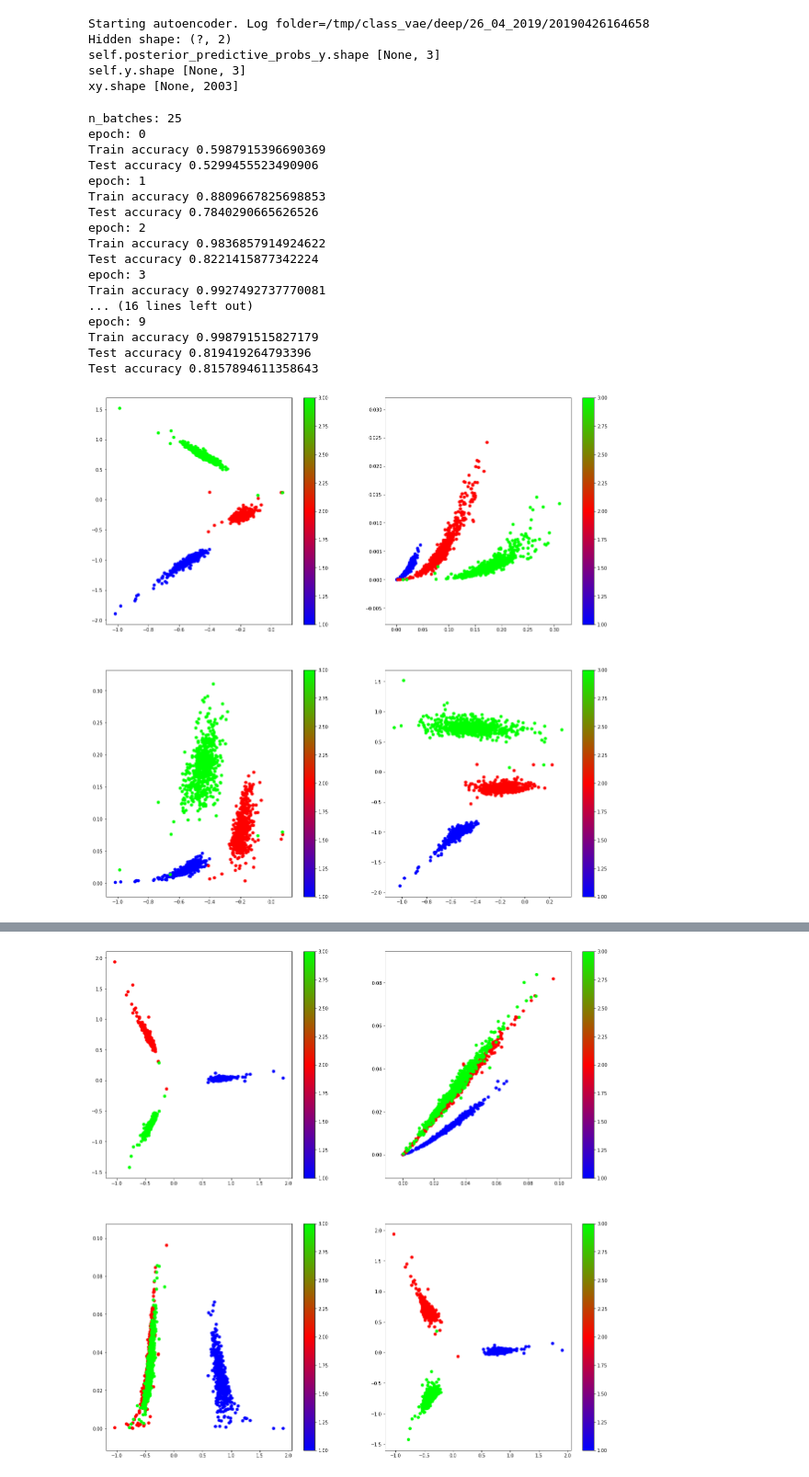
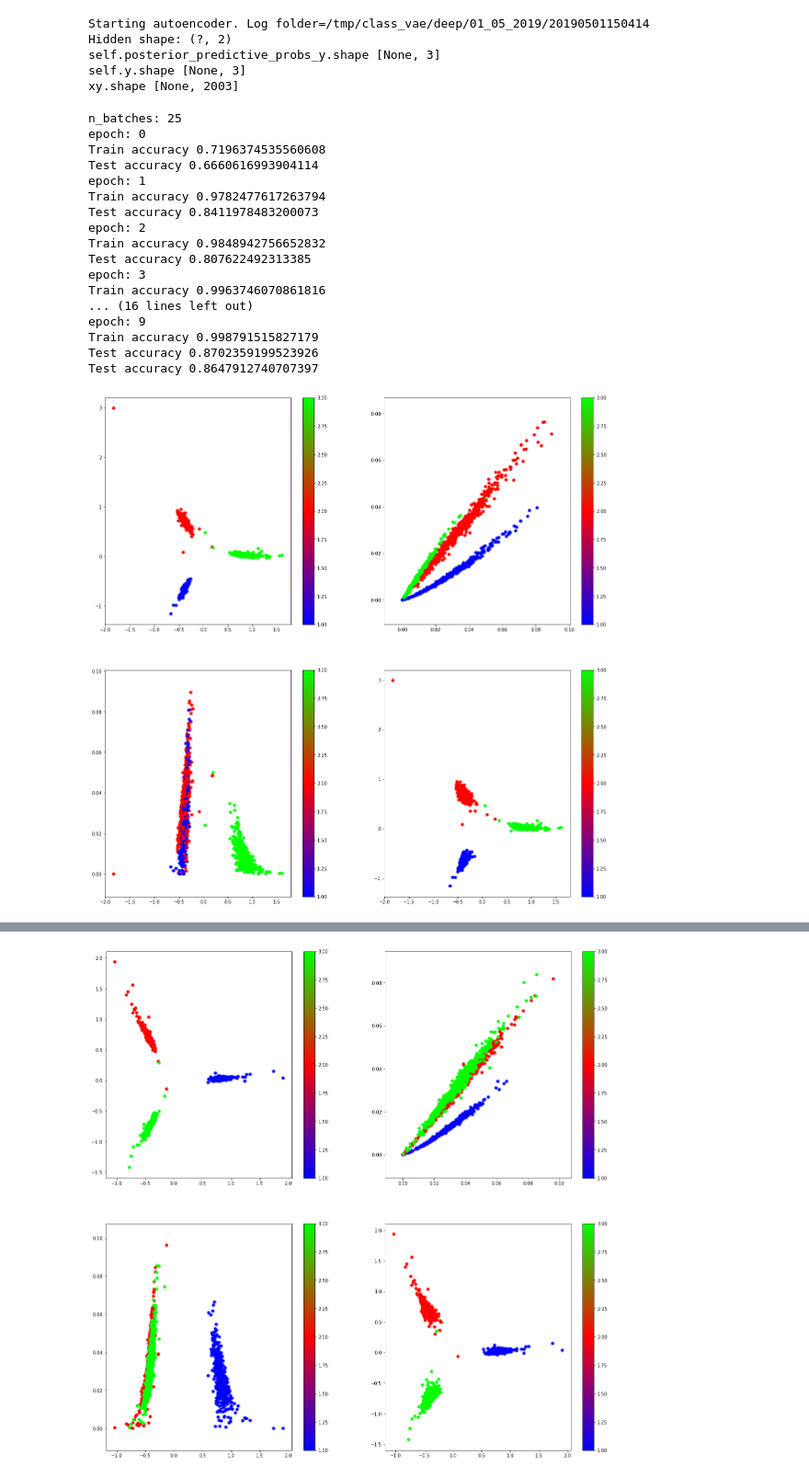
Before and after one commit to macjankowski/vae_models, a Jupyter notebook: pub2/text_data/reuters_experiments.ipynb, the cells around one changed output, grey strips where cells are left out. Shown at 92% size. Saved outputs shown, nothing was run; the diff lists cells and outputs as text; code cells hidden in the pictures.

```diff
--- a/pub2/text_data/reuters_experiments.ipynb
+++ b/pub2/text_data/reuters_experiments.ipynb
@@ -68,0 +26,3 @@ reuters_data_train_perm, reuters_labels_train_one_hot_perm = permute(reuters_dat
+# %%
+reuters_data_train_perm, reuters_data_test, reuters_labels_train_one_hot_perm, reuters_labels_test_one_hot, onehot_encoder = load_reuters(base_path=base_path, n_classes=3)
+reuters_data_train_perm.shape, reuters_data_test.shape, reuters_labels_train_one_hot_perm.shape, reuters_labels_test_one_hot.shape
@@ -136,32 +98,32 @@ model_supervised.fit(
 test_acc = model_supervised.calculate_accuracy(X=reuters_data_test, y=reuters_labels_test_one_hot)
 print("Test accuracy {}".format(test_acc))
 # %% [output]
-Starting autoencoder. Log folder=/tmp/class_vae/deep/26_04_2019/20190426164658
+Starting autoencoder. Log folder=/tmp/class_vae/deep/01_05_2019/20190501150414
 Hidden shape: (?, 2)
 self.posterior_predictive_probs_y.shape [None, 3]
 self.y.shape [None, 3]
 xy.shape [None, 2003]
 n_batches: 25
 epoch: 0
-Train accuracy 0.5987915396690369
-Test accuracy 0.5299455523490906
+Train accuracy 0.7196374535560608
+Test accuracy 0.6660616993904114
 epoch: 1
-Train accuracy 0.8809667825698853
-Test accuracy 0.7840290665626526
+Train accuracy 0.9782477617263794
+Test accuracy 0.8411978483200073
 epoch: 2
-Train accuracy 0.9836857914924622
-Test accuracy 0.8221415877342224
+Train accuracy 0.9848942756652832
+Test accuracy 0.807622492313385
 epoch: 3
-Train accuracy 0.9927492737770081
+Train accuracy 0.9963746070861816
 ... (16 lines left out)
 epoch: 9
 Train accuracy 0.998791515827179
-Test accuracy 0.819419264793396
-Test accuracy 0.8157894611358643
+Test accuracy 0.8702359199523926
+Test accuracy 0.8647912740707397
 # %%
-plot_2d_latent_space(model_supervised, onehot_encoder, reuters_data_train, reuters_labels_train_one_hot)
+plot_2d_latent_space(model_supervised, onehot_encoder, reuters_data_train_perm, reuters_labels_train_one_hot_perm)
 # %% [output]
-[figure, old version]
+[figure, new version]
 # %%
 plot_2d_latent_space(model_supervised, onehot_encoder, reuters_data_test, reuters_labels_test_one_hot)
 # %% [output]
```
Also changed, not shown: parts of 19 cells of this notebook, 11 other files.
